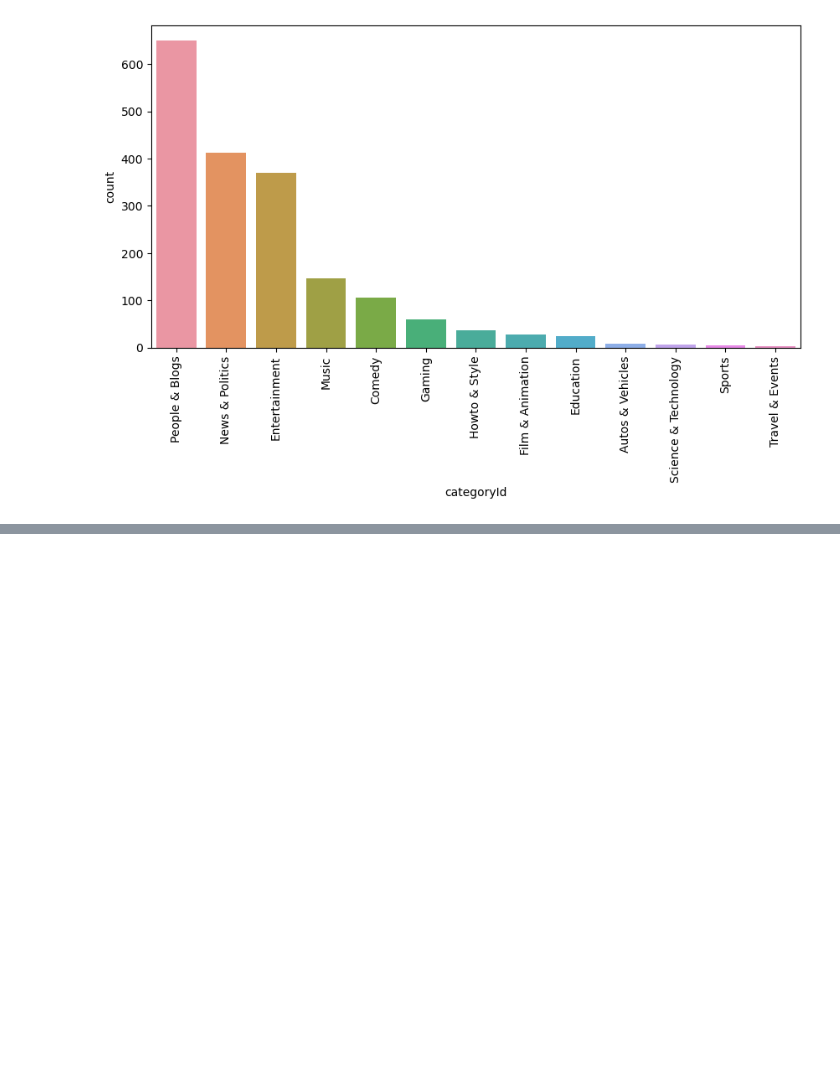
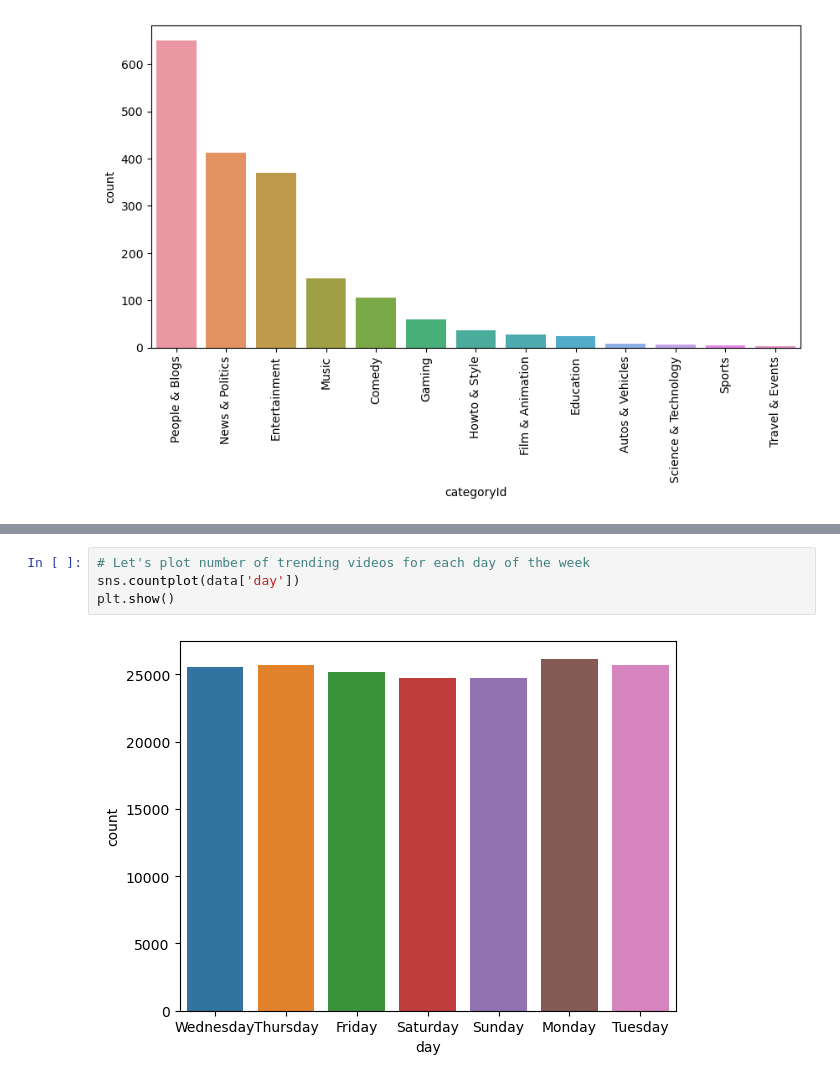
Before and after one commit to VamshiKrishna-1/Youtube_Video_Analysis_and_Prediction, a Jupyter notebook: FinalProject606.ipynb, the cells around one changed output, grey strips where cells are left out. Drawn from its saved outputs; the diff is of its cells as text; blank space fills up the shorter version.

```diff
--- a/FinalProject606.ipynb
+++ b/FinalProject606.ipynb
@@ -302,0 +322,6 @@ plt.show()
+# %%
+# Let's plot number of trending videos for each day of the week
+sns.countplot(data['day'])
+plt.show()
+# %% [output]
+[figure, added]
```
Also changed, not shown: parts of 11 cells of this notebook.
